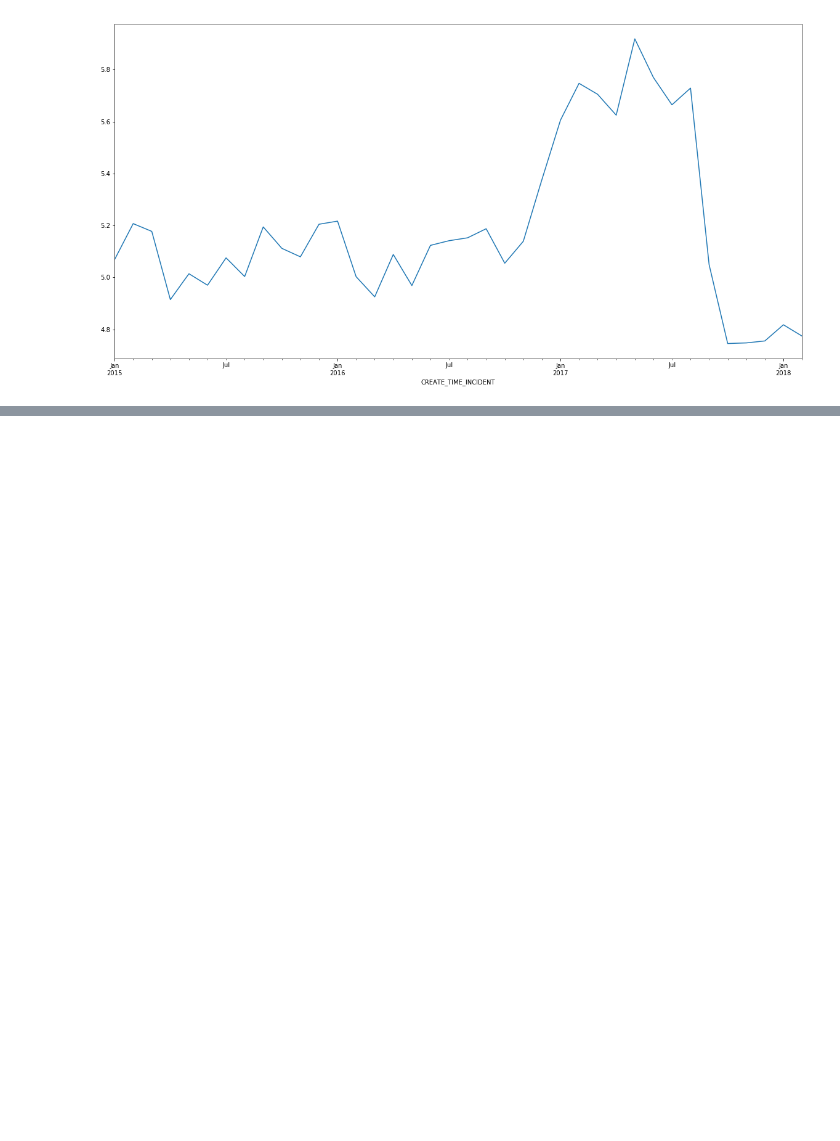
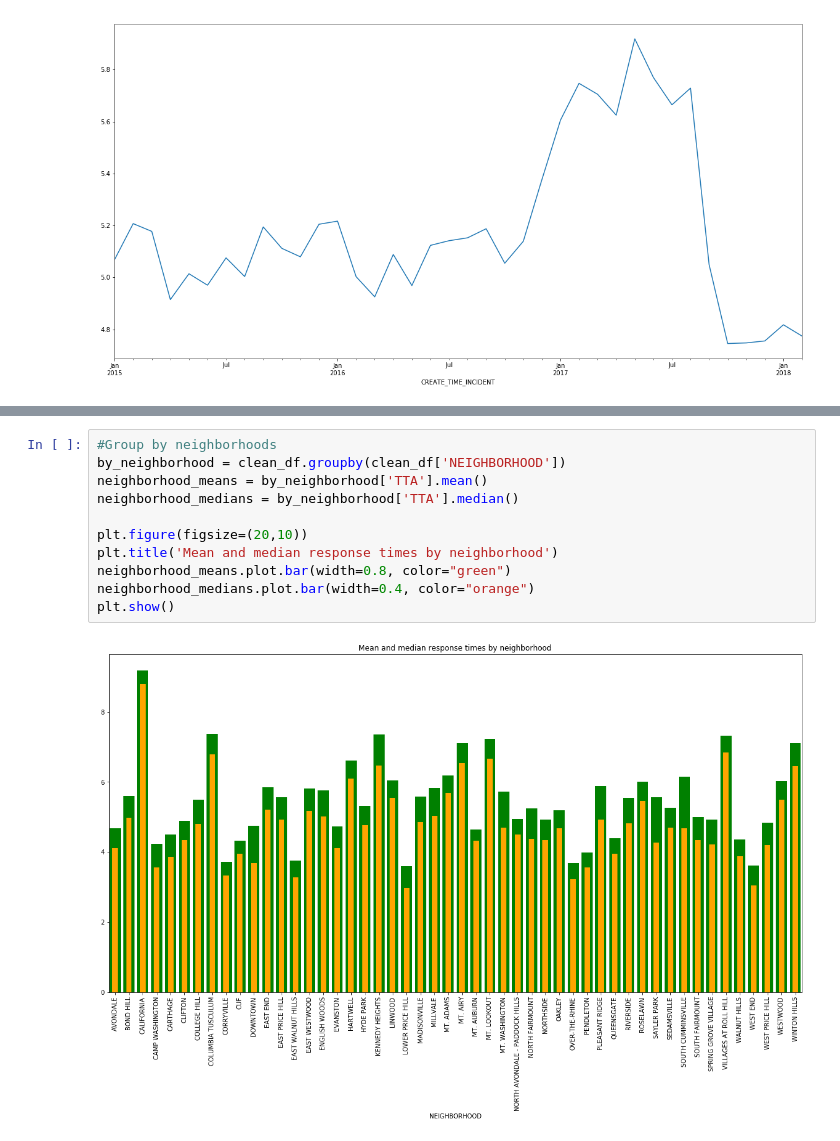
Before and after one commit to billmcmillin/python-data-day, a Jupyter notebook: sample/Visualization.ipynb, the cells around one changed output, grey strips where cells are left out. Cells and saved outputs as stored; diff of their text form; blank space fills up the shorter version.

```diff
--- a/sample/Visualization.ipynb
+++ b/sample/Visualization.ipynb
@@ -137,0 +165,13 @@ NameError: name 'index' is not defined
+# %%
+#Group by neighborhoods
+by_neighborhood = clean_df.groupby(clean_df['NEIGHBORHOOD'])
+neighborhood_means = by_neighborhood['TTA'].mean()
+neighborhood_medians = by_neighborhood['TTA'].median()
+
+plt.figure(figsize=(20,10))
+plt.title('Mean and median response times by neighborhood')
+neighborhood_means.plot.bar(width=0.8, color="green")
+neighborhood_medians.plot.bar(width=0.4, color="orange")
+plt.show()
+# %% [output]
+[figure, added]
```
Also changed, not shown: parts of 10 cells of this notebook, 1 other file.
